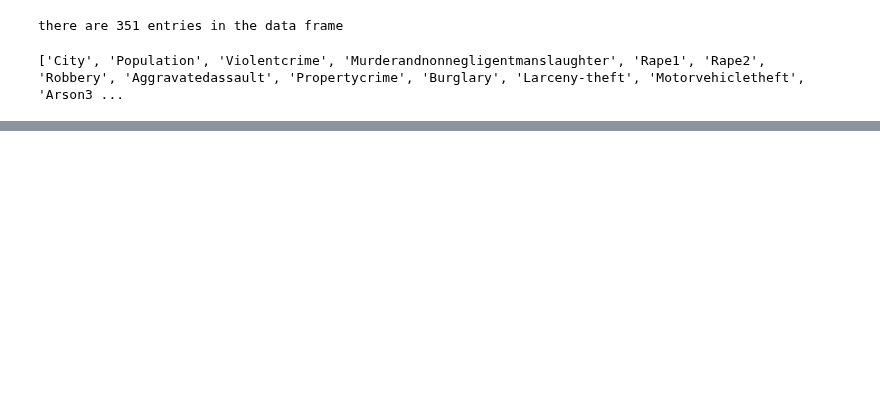
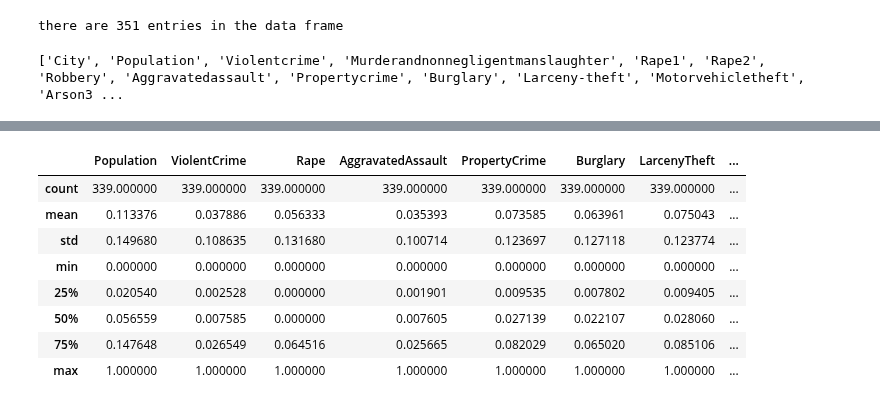
Before and after one commit to loupendley/Thinkful, a Jupyter notebook: HomeworkProjects/Unit2/Lesson4/Project2/Multivariable_Regression.ipynb, the cells around one changed output, grey strips where cells are left out. Saved outputs shown, nothing was run; the diff lists cells and outputs as text; code cells hidden in the pictures; blank space fills up the shorter version.

```diff
--- a/HomeworkProjects/Unit2/Lesson4/Project2/Multivariable_Regression.ipynb
+++ b/HomeworkProjects/Unit2/Lesson4/Project2/Multivariable_Regression.ipynb
@@ -100,0 +93,13 @@ df.describe()
+# %%
+df_normalized.columns = num_columns
+df_normalized.describe()
+# %% [output]
+|  | Population | ViolentCrime | Rape | AggravatedAssault | PropertyCrime | Burglary | LarcenyTheft | ... |
+| count | 339.000000 | 339.000000 | 339.000000 | 339.000000 | 339.000000 | 339.000000 | 339.000000 | ... |
+| mean | 0.113376 | 0.037886 | 0.056333 | 0.035393 | 0.073585 | 0.063961 | 0.075043 | ... |
+| std | 0.149680 | 0.108635 | 0.131680 | 0.100714 | 0.123697 | 0.127118 | 0.123774 | ... |
+| min | 0.000000 | 0.000000 | 0.000000 | 0.000000 | 0.000000 | 0.000000 | 0.000000 | ... |
+| 25% | 0.020540 | 0.002528 | 0.000000 | 0.001901 | 0.009535 | 0.007802 | 0.009405 | ... |
+| 50% | 0.056559 | 0.007585 | 0.000000 | 0.007605 | 0.027139 | 0.022107 | 0.028060 | ... |
+| 75% | 0.147648 | 0.026549 | 0.064516 | 0.025665 | 0.082029 | 0.065020 | 0.085106 | ... |
+| max | 1.000000 | 1.000000 | 1.000000 | 1.000000 | 1.000000 | 1.000000 | 1.000000 | ... |
```
Also changed, not shown: parts of 7 cells of this notebook.
